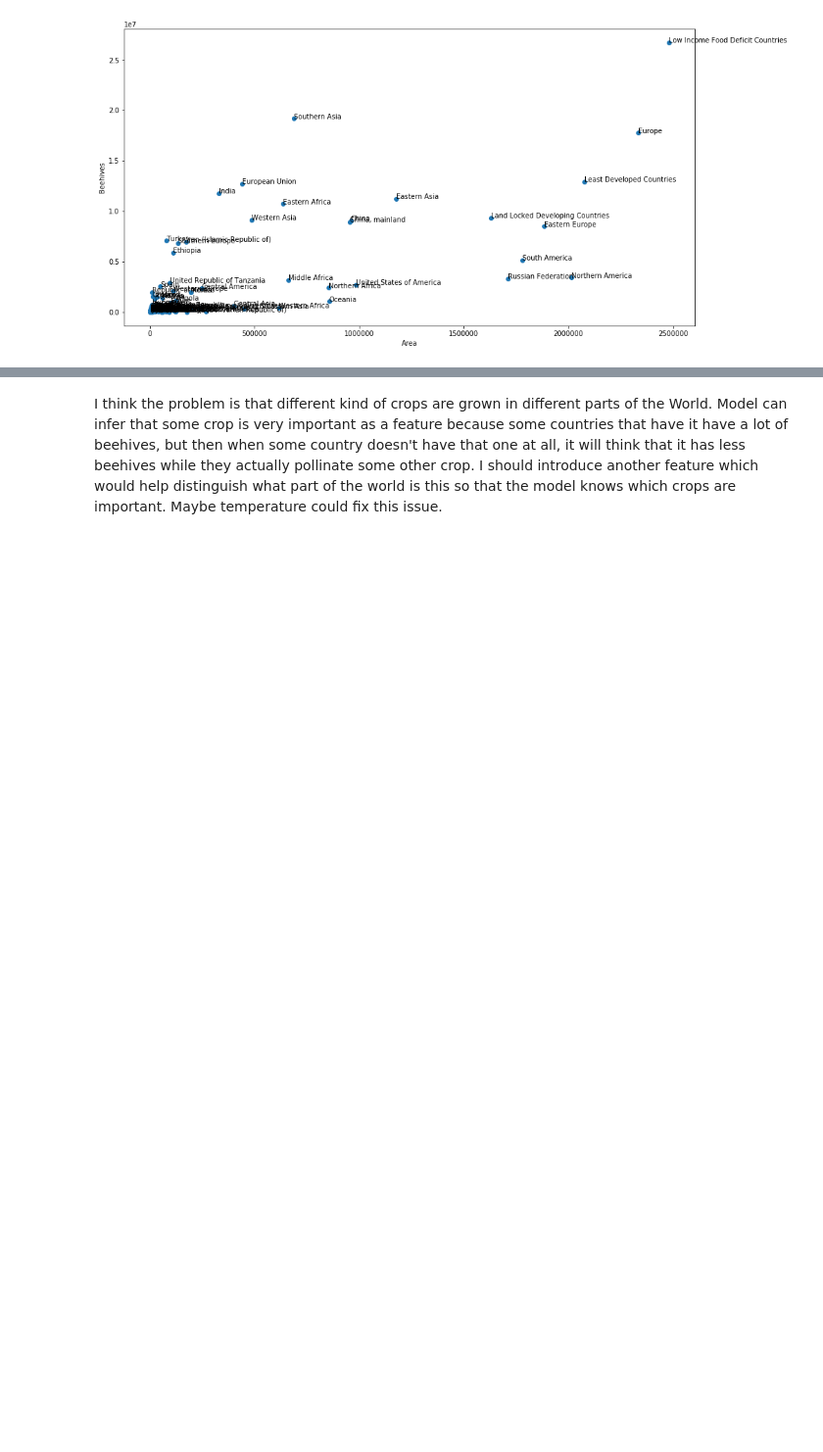
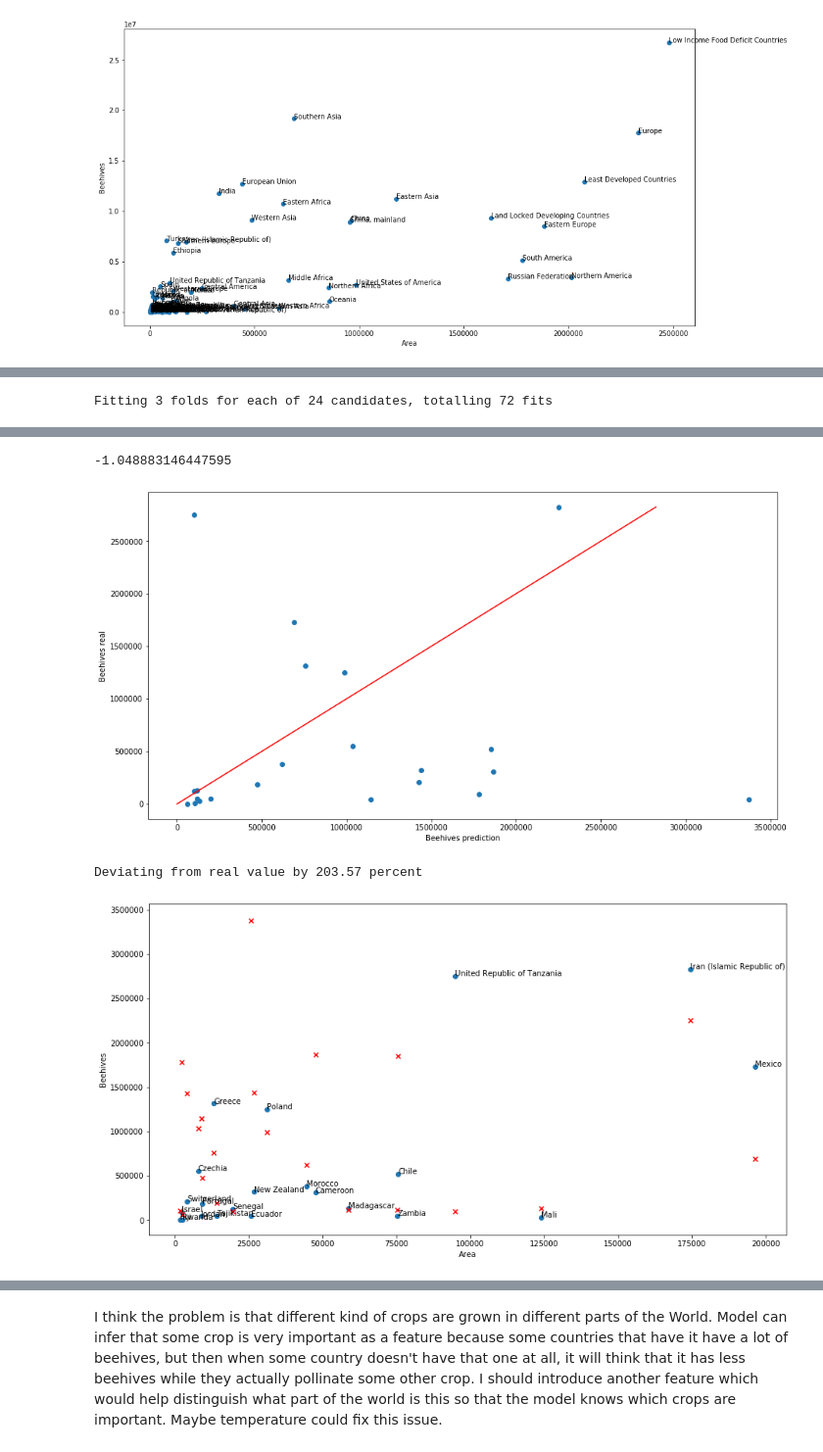
Before and after one commit to caralen/ada-project-faam, a Jupyter notebook: predict.ipynb, the cells around one changed output, grey strips where cells are left out. Shown at 98% size. Cells and saved outputs as stored; diff of their text form; code cells hidden in the pictures; blank space fills up the shorter version.

```diff
--- a/predict.ipynb
+++ b/predict.ipynb
@@ -606,0 +559,58 @@ Deviating from real value by 9.75 percent
+# %%
+regions = ['European Union', 'Europe', 'Eastern Europe', 'Northern Europe', 'Northern America', 'Central America',
+           'Central Asia', 'Eastern Asia', 'Northern Africa', 'Eastern Africa', 'Western Africa', 'Western Asia',
+           'Western Europe', 'Low Income Food Deficit Countries', 'Small Island Developing States', 'South Africa',
+           'South America', 'South-Eastern Asia', 'Southern Asia', 'Southern Europe', 'Least Developed Countries',
+           'Middle Africa', 'China, mainland', 'Russian Federation']
+
+np.random.seed(0)
+
+areas = final_df.Area.unique()
+areas = areas[np.isin(areas, merged[~merged.Area.isin(regions)]['Country Size'].unique())]
+
+train = np.random.choice(areas, size=int(areas.size*0.7), replace=False)
+test = areas[~np.isin(areas, train)]
+
+X_train = final_df.loc[final_df.Area.isin(train), final_df.columns[final_df.columns != 'Beehives']]
+y_train = final_df[final_df.Area.isin(train)]['Beehives']
+X_test = final_df.loc[(final_df.Area.isin(test)) & (final_df.Year == 2005), final_df.columns[final_df.columns != 'Beehives']]
+y_test = final_df[(final_df.Area.isin(test)) & (final_df.Year == 2005)]['Beehives']
+# %%
+param_grid = {
+        'max_depth': [None],
+        'max_features': ['sqrt', 'auto'],
+        'min_samples_leaf': [1, 2],
+        'min_samples_split': [2, 2],
+        'n_estimators': [350, 400, 450]
+    }
+rf = RandomForestRegressor()
+grid_search = GridSearchCV(estimator = rf, param_grid = param_grid,
+                          cv = 3, n_jobs = -1, verbose = 2)
+grid_search.fit(X_train, y_train)
+
+rf = RandomForestRegressor(**grid_search.best_params_).fit(X_train, y_train)
+print(rf.score(X_test, y_test))
+
+plt.figure(figsize=(15, 8))
+plt.scatter(rf.predict(X_test), y_test)
+plt.xlabel('Beehives prediction')
+plt.ylabel('Beehives real')
+plt.plot((0, y_test.max()),(0, y_test.max()), c='r')
+plt.show()
+
+errors = abs(rf.predict(X_test) - y_test)
+print("Deviating from real value by %.2f percent" % (100 * np.median(errors / y_test)))
+
+x = X_test.Area.tolist()
+y = y_test.tolist()
+
+fig, ax = plt.subplots(figsize=(15, 8))
+ax.scatter(x, y)
+ax.scatter(x, rf.predict(X_test), c='r', marker='x')
+plt.xlabel('Area')
+plt.ylabel('Beehives')
+
+for i, size in enumerate(x):
+    ax.annotate(merged[merged['Country Size'] == size]['Area'].tolist()[0], (x[i], y[i]))
+# %% [output]
+Fitting 3 folds for each of 24 candidates, totalling 72 fits
@@ -606,0 +620,4 @@ Deviating from real value by 9.75 percent
+-1.048883146447595
+[figure, added]
+Deviating from real value by 203.57 percent
+[figure, added]
```
Also changed, not shown: parts of 30 cells of this notebook, 1 other file.
